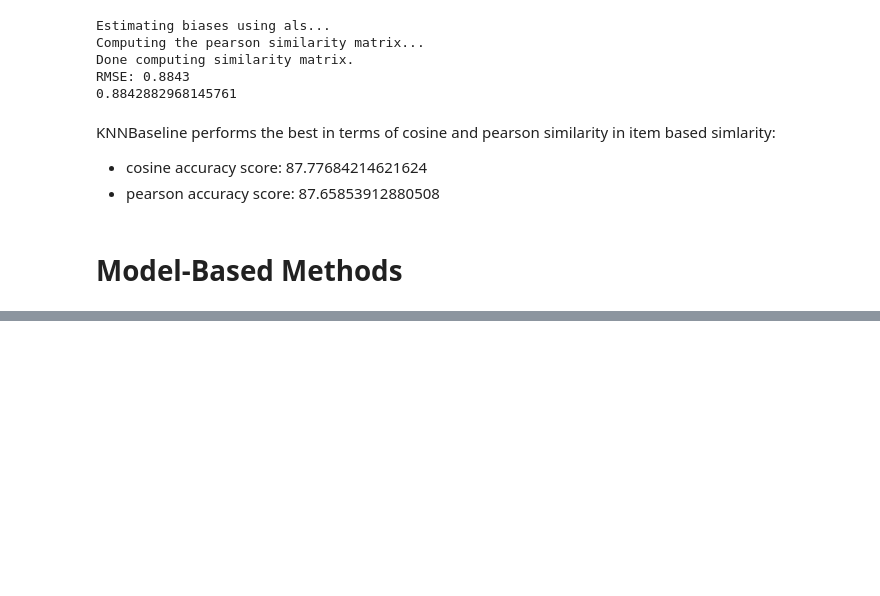
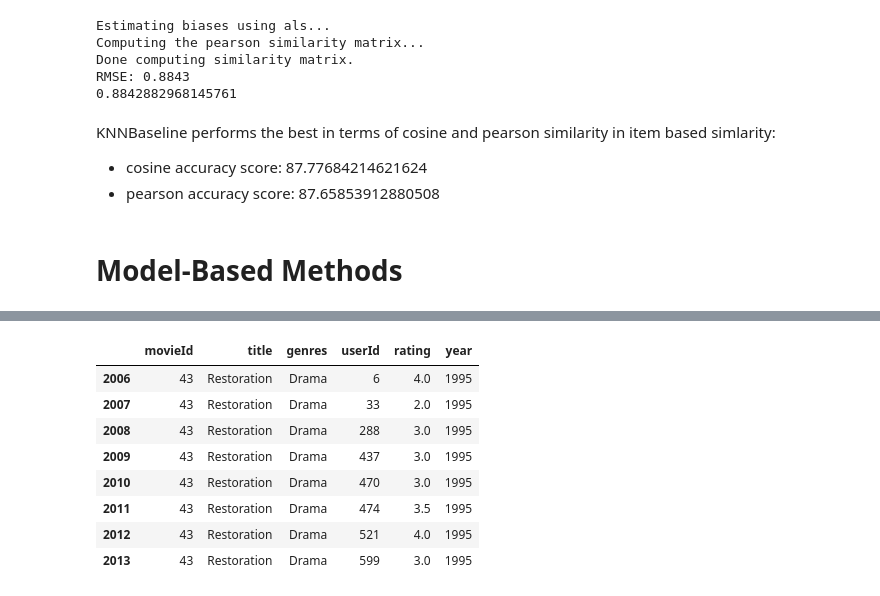
Before and after one commit to MackoyS/movielens-recommendation-system, a Jupyter notebook: movie_recc_system.ipynb, the cells around one changed output, grey strips where cells are left out. Drawn from its saved outputs; the diff is of its cells as text; code cells hidden in the pictures; blank space fills up the shorter version.

```diff
--- a/movie_recc_system.ipynb
+++ b/movie_recc_system.ipynb
@@ -808,0 +933,4 @@ print(gs_model.best_params["rmse"])
+# %%
+rater_df = movie.drop(columns=['Action', 'Adventure', 'Animation', 'Children', 'Comedy', 'Crime', 'Documentary', 'Drama',
+                    'Fantasy', 'Film-Noir', 'Horror', 'IMAX', 'Musical', 'Mystery', 'Romance', 'Sci-Fi', 'Thriller',
+                    'War', 'Western', 'Unknown', 'timestamp'], axis=1)
@@ -808,0 +1005,12 @@ print(gs_model.best_params["rmse"])
+# %%
+rater_df.loc[rater_df['title'] == 'Restoration']
+# %% [output]
+|  | movieId | title | genres | userId | rating | year |
+| 2006 | 43 | Restoration | Drama | 6 | 4.0 | 1995 |
+| 2007 | 43 | Restoration | Drama | 33 | 2.0 | 1995 |
+| 2008 | 43 | Restoration | Drama | 288 | 3.0 | 1995 |
+| 2009 | 43 | Restoration | Drama | 437 | 3.0 | 1995 |
+| 2010 | 43 | Restoration | Drama | 470 | 3.0 | 1995 |
+| 2011 | 43 | Restoration | Drama | 474 | 3.5 | 1995 |
+| 2012 | 43 | Restoration | Drama | 521 | 4.0 | 1995 |
+| 2013 | 43 | Restoration | Drama | 599 | 3.0 | 1995 |
```
Also changed, not shown: parts of 29 cells of this notebook.
